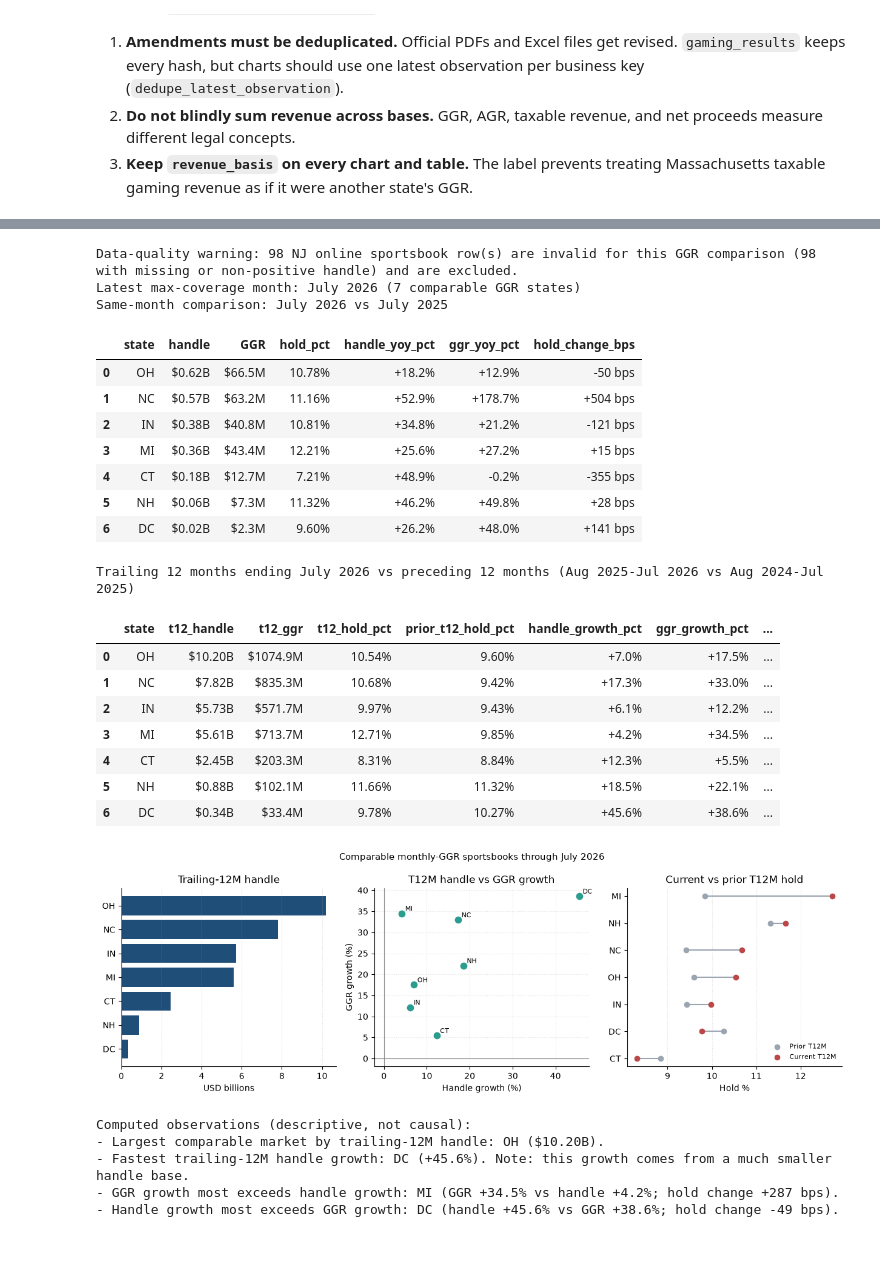
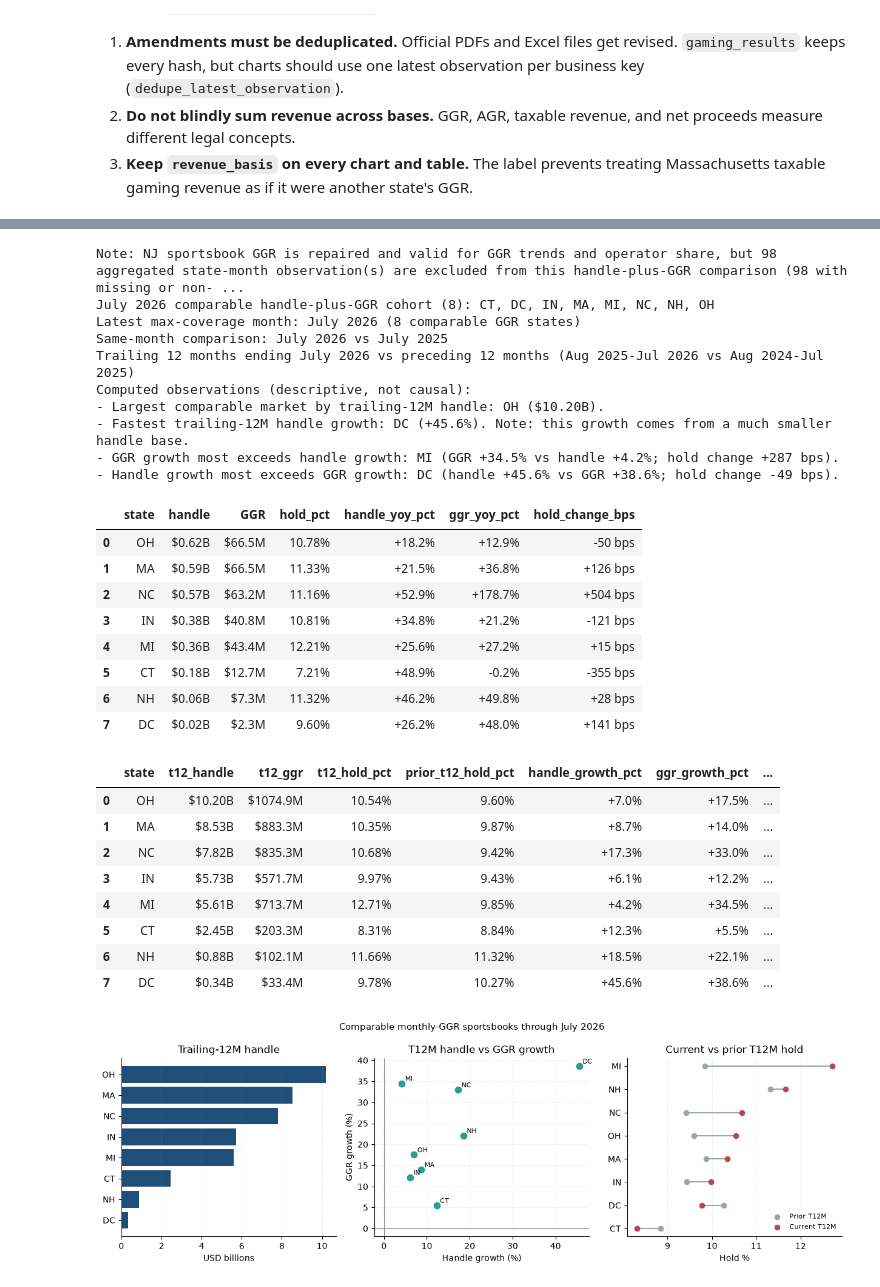
Before and after one commit to seangelb/researchOS, a Jupyter notebook: notebooks/40_sqlite_ggr_analysis.ipynb, the cells around one changed output, grey strips where cells are left out. Cells and saved outputs as stored; diff of their text form; code cells hidden in the pictures; blank space fills up the shorter version.

```diff
--- a/notebooks/40_sqlite_ggr_analysis.ipynb
+++ b/notebooks/40_sqlite_ggr_analysis.ipynb
@@ -344,20 +384,21 @@ valid_ggr = comparable.loc[
     & comparable["revenue"].notna()
 ].copy()
 
-# Warn only when NJ sportsbook rows fail the same validity rules used above.
+# NJ sportsbook GGR is repaired and valid, but official handle is unavailable on
+# aggregated state-month sportsbook rows. The general missing-handle filter excludes NJ.
 nj_candidates = comparable.loc[comparable["state_code"] == "NJ"].copy()
-nj_invalid = nj_candidates.loc[
+nj_excluded = nj_candidates.loc[
     ~(
         nj_candidates["handle"].notna()
         & (nj_candidates["handle"] > 0)
         & nj_candidates["revenue"].notna()
     )
 ].copy()
-if not nj_invalid.empty:
+if not nj_excluded.empty:
     missing_or_nonpositive_handle = int(
-        (~nj_invalid["handle"].notna() | ~(nj_invalid["handle"] > 0)).sum()
+        (~nj_excluded["handle"].notna() | ~(nj_excluded["handle"] > 0)).sum()
     )
-    missing_revenue = int((~nj_invalid["revenue"].notna()).sum())
+    missing_revenue = int((~nj_excluded["revenue"].notna()).sum())
     reasons = []
     if missing_or_nonpositive_handle:
         reasons.append(
@@ -366,10 +407,21 @@ if not nj_invalid.empty:
     if missing_revenue:
         reasons.append(f"{missing_revenue} with missing revenue")
     print(
-        "Data-quality warning: "
-        f"{len(nj_invalid)} NJ online sportsbook row(s) are invalid for this GGR comparison "
-        f"({'; '.join(reasons)}) and are excluded."
+        "Note: NJ sportsbook GGR is repaired and valid for GGR trends and operator share, "
+        f"but {len(nj_excluded)} aggregated state-month observation(s) are excluded from this "
+        f"handle-plus-GGR comparison ({'; '.join(reasons)})."
     )
+
+july_2026 = pd.Timestamp("2026-07-01")
+july_cohort = sorted(
+    valid_ggr.loc[valid_ggr["period_start"] == july_2026, "state_code"].unique()
+)
+expected_july_cohort = ["CT", "DC", "IN", "MA", "MI", "NC", "NH", "OH"]
+assert july_cohort == expected_july_cohort, (
+    f"July 2026 comparable cohort {july_cohort} != {expected_july_cohort}"
+)
+assert len(july_cohort) == 8
+print(f"July 2026 comparable handle-plus-GGR cohort ({len(july_cohort)}): {', '.join(july_cohort)}")
 
 coverage_by_month = (
     valid_ggr.groupby("period_start")["state_code"].nunique().sort_index()
@@ -558,54 +610,57 @@ print(
     f"- Largest comparable market by trailing-12M handle: {largest['state']} "
     f"(${largest['t12_handle']/1e9:.2f}B)."
 )
 small_base_note = (
     " Note: this growth comes from a much smaller handle base."
     if fastest["t12_handle"] < 0.5 * median_handle
     else ""
 )
 print(
     f"- Fastest trailing-12M handle growth: {fastest['state']} "
     f"({fastest['handle_growth_pct']:+.1f}%).{small_base_note}"
 )
 print(
     f"- GGR growth most exceeds handle growth: {ggr_over_handle['state']} "
     f"(GGR {ggr_over_handle['ggr_growth_pct']:+.1f}% vs handle {ggr_over_handle['handle_growth_pct']:+.1f}%; "
     f"hold change {ggr_over_handle['hold_change_bps']:+.0f} bps)."
 )
 print(
     f"- Handle growth most exceeds GGR growth: {handle_over_ggr['state']} "
     f"(handle {handle_over_ggr['handle_growth_pct']:+.1f}% vs GGR {handle_over_ggr['ggr_growth_pct']:+.1f}%; "
     f"hold change {handle_over_ggr['hold_change_bps']:+.0f} bps)."
 )
 
 connection.close()
 # %% [output]
-Data-quality warning: 98 NJ online sportsbook row(s) are invalid for this GGR comparison (98 with missing or non-positive handle) and are excluded.
-Latest max-coverage month: July 2026 (7 comparable GGR states)
+Note: NJ sportsbook GGR is repaired and valid for GGR trends and operator share, but 98 aggregated state-month observation(s) are excluded from this handle-plus-GGR comparison (98 with missing or non- ...
+July 2026 comparable handle-plus-GGR cohort (8): CT, DC, IN, MA, MI, NC, NH, OH
+Latest max-coverage month: July 2026 (8 comparable GGR states)
 Same-month comparison: July 2026 vs July 2025
+Trailing 12 months ending July 2026 vs preceding 12 months (Aug 2025-Jul 2026 vs Aug 2024-Jul 2025)
+Computed observations (descriptive, not causal):
+- Largest comparable market by trailing-12M handle: OH ($10.20B).
+- Fastest trailing-12M handle growth: DC (+45.6%). Note: this growth comes from a much smaller handle base.
+- GGR growth most exceeds handle growth: MI (GGR +34.5% vs handle +4.2%; hold change +287 bps).
+- Handle growth most exceeds GGR growth: DC (handle +45.6% vs GGR +38.6%; hold change -49 bps).
 |  | state | handle | GGR | hold_pct | handle_yoy_pct | ggr_yoy_pct | hold_change_bps |
 | 0 | OH | $0.62B | $66.5M | 10.78% | +18.2% | +12.9% | -50 bps |
-| 1 | NC | $0.57B | $63.2M | 11.16% | +52.9% | +178.7% | +504 bps |
-| 2 | IN | $0.38B | $40.8M | 10.81% | +34.8% | +21.2% | -121 bps |
-| 3 | MI | $0.36B | $43.4M | 12.21% | +25.6% | +27.2% | +15 bps |
-| 4 | CT | $0.18B | $12.7M | 7.21% | +48.9% | -0.2% | -355 bps |
-| 5 | NH | $0.06B | $7.3M | 11.32% | +46.2% | +49.8% | +28 bps |
-| 6 | DC | $0.02B | $2.3M | 9.60% | +26.2% | +48.0% | +141 bps |
+| 1 | MA | $0.59B | $66.5M | 11.33% | +21.5% | +36.8% | +126 bps |
+| 2 | NC | $0.57B | $63.2M | 11.16% | +52.9% | +178.7% | +504 bps |
+| 3 | IN | $0.38B | $40.8M | 10.81% | +34.8% | +21.2% | -121 bps |
+| 4 | MI | $0.36B | $43.4M | 12.21% | +25.6% | +27.2% | +15 bps |
+| 5 | CT | $0.18B | $12.7M | 7.21% | +48.9% | -0.2% | -355 bps |
+| 6 | NH | $0.06B | $7.3M | 11.32% | +46.2% | +49.8% | +28 bps |
+| 7 | DC | $0.02B | $2.3M | 9.60% | +26.2% | +48.0% | +141 bps |
-Trailing 12 months ending July 2026 vs preceding 12 months (Aug 2025-Jul 2026 vs Aug 2024-Jul 2025)
 |  | state | t12_handle | t12_ggr | t12_hold_pct | prior_t12_hold_pct | handle_growth_pct | ggr_growth_pct | ... |
 | 0 | OH | $10.20B | $1074.9M | 10.54% | 9.60% | +7.0% | +17.5% | ... |
-| 1 | NC | $7.82B | $835.3M | 10.68% | 9.42% | +17.3% | +33.0% | ... |
-| 2 | IN | $5.73B | $571.7M | 9.97% | 9.43% | +6.1% | +12.2% | ... |
-| 3 | MI | $5.61B | $713.7M | 12.71% | 9.85% | +4.2% | +34.5% | ... |
-| 4 | CT | $2.45B | $203.3M | 8.31% | 8.84% | +12.3% | +5.5% | ... |
-| 5 | NH | $0.88B | $102.1M | 11.66% | 11.32% | +18.5% | +22.1% | ... |
-| 6 | DC | $0.34B | $33.4M | 9.78% | 10.27% | +45.6% | +38.6% | ... |
+| 1 | MA | $8.53B | $883.3M | 10.35% | 9.87% | +8.7% | +14.0% | ... |
+| 2 | NC | $7.82B | $835.3M | 10.68% | 9.42% | +17.3% | +33.0% | ... |
+| 3 | IN | $5.73B | $571.7M | 9.97% | 9.43% | +6.1% | +12.2% | ... |
+| 4 | MI | $5.61B | $713.7M | 12.71% | 9.85% | +4.2% | +34.5% | ... |
+| 5 | CT | $2.45B | $203.3M | 8.31% | 8.84% | +12.3% | +5.5% | ... |
+| 6 | NH | $0.88B | $102.1M | 11.66% | 11.32% | +18.5% | +22.1% | ... |
+| 7 | DC | $0.34B | $33.4M | 9.78% | 10.27% | +45.6% | +38.6% | ... |
-[figure, old version]
+[figure, new version]
-Computed observations (descriptive, not causal):
-- Largest comparable market by trailing-12M handle: OH ($10.20B).
-- Fastest trailing-12M handle growth: DC (+45.6%). Note: this growth comes from a much smaller handle base.
-- GGR growth most exceeds handle growth: MI (GGR +34.5% vs handle +4.2%; hold change +287 bps).
-- Handle growth most exceeds GGR growth: DC (handle +45.6% vs GGR +38.6%; hold change -49 bps).
 # %% [markdown]
 ## Basic observations and limits
 
```
Also changed, not shown: parts of 10 cells of this notebook, 1 other file.
